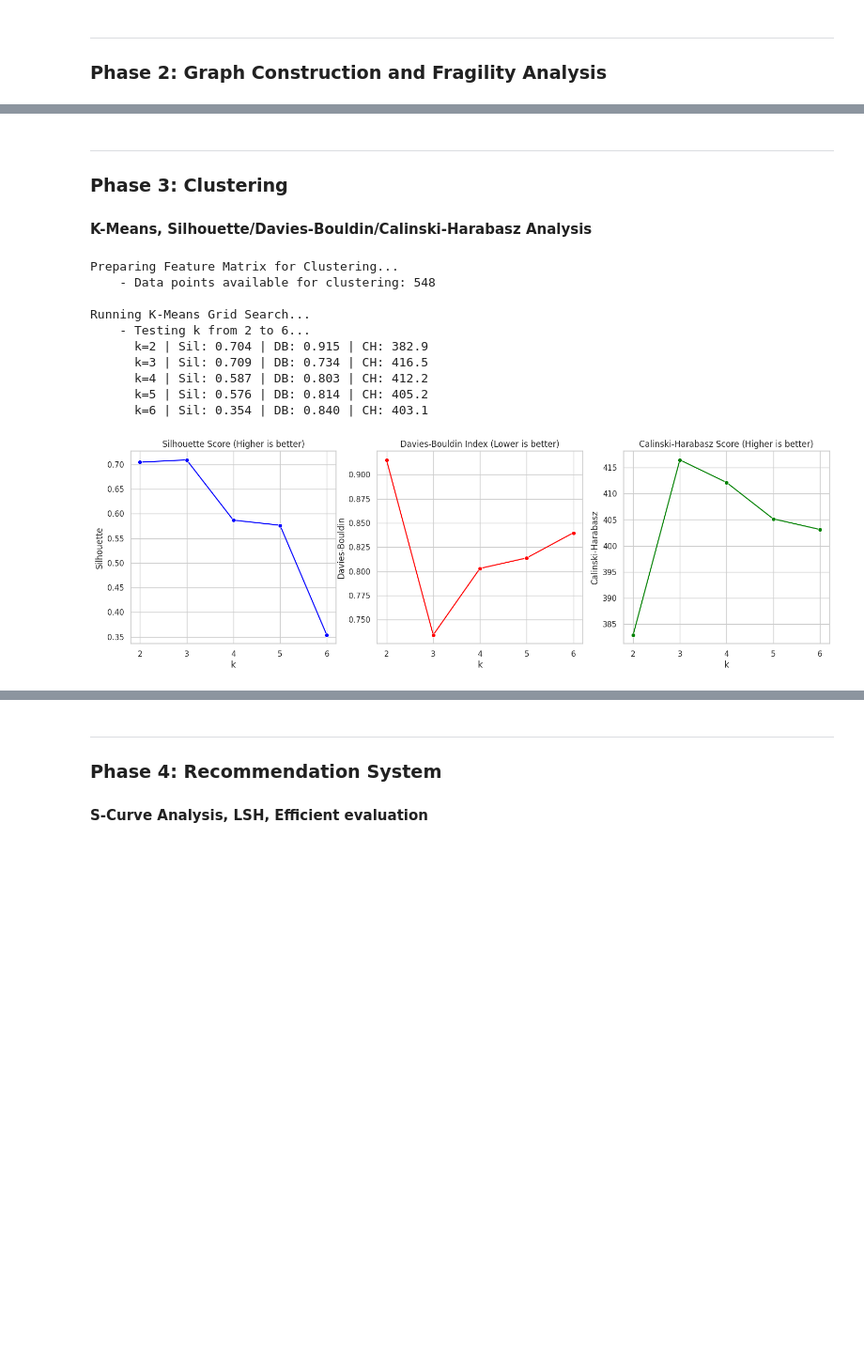
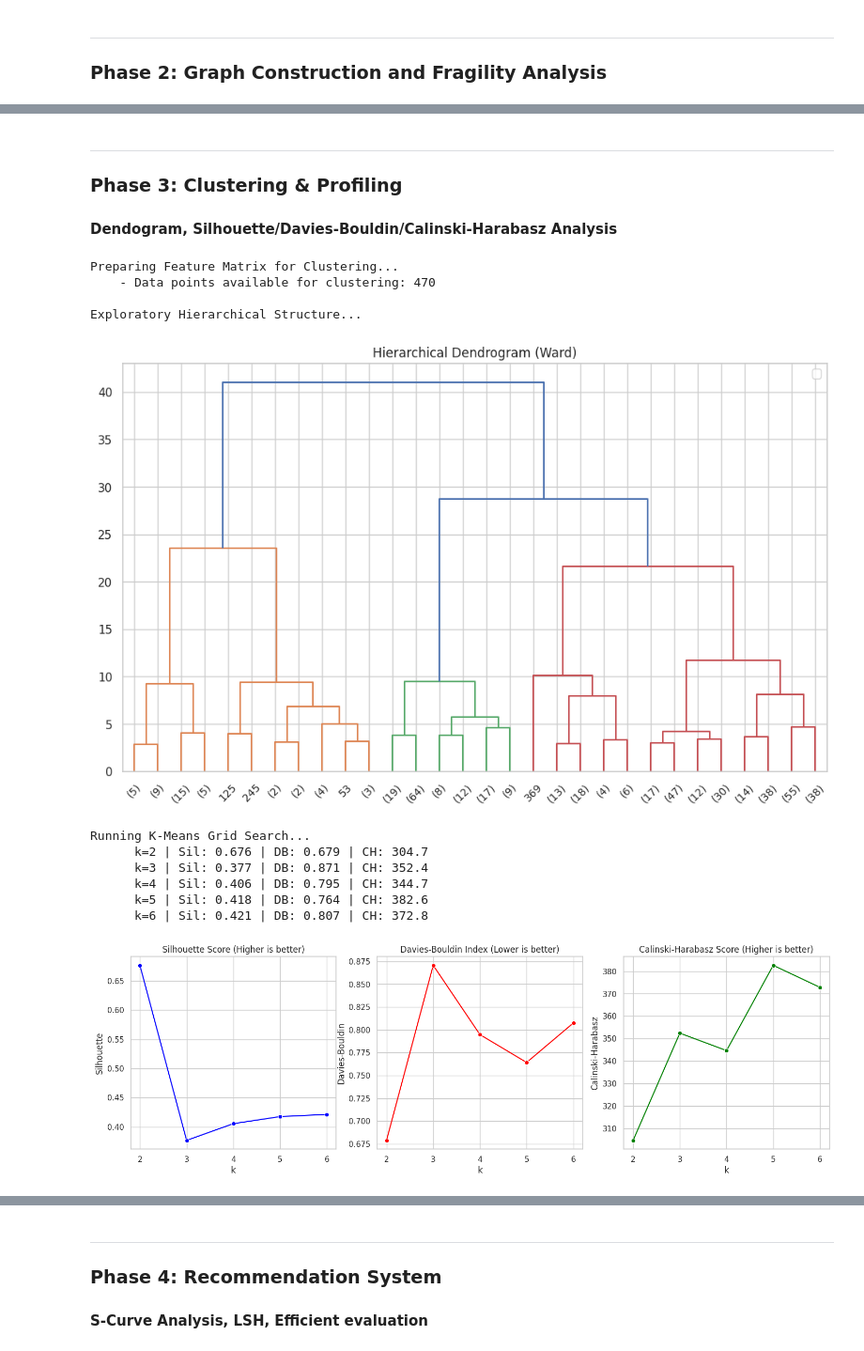
Before and after one commit to MessaAlberto/dataMining_AviationNetworks, a Jupyter notebook: main.ipynb, the cells around one changed output, grey strips where cells are left out. Shown at 94% size. Drawn from its saved outputs; the diff is of its cells as text; code cells hidden in the pictures; blank space fills up the shorter version.

```diff
--- a/main.ipynb
+++ b/main.ipynb
@@ -266,11 +271,23 @@ df_anac_spark = spark.read \
 
 df_anac_spark = df_anac_spark.filter(F.col("Situação Voo") != "Situação Voo")
 
-print(f"DEBUG: Columns found: {df_anac_spark.columns}")
+# Extract ICAO codes of Brazilian airports
+df_brazil_airports = df_airports_spark \
+    .filter(F.col("Country") == "Brazil") \
+    .select("ICAO") \
+    .dropna()
 
-fmt = "yyyy-MM-dd HH:mm:ss"
+brazil_icao_set = [row["ICAO"] for row in df_brazil_airports.collect()]
+
+# Filter ANAC to keep only departures from Brazil
+df_anac_spark = df_anac_spark.filter(
+    F.col("ICAO Aeródromo Origem").isin(brazil_icao_set)
+)
+
+print(f"Remaining ANAC rows after Brazil-origin filter: {df_anac_spark.count()}")
 
 # Convert date and filter only REALIZADO flights
+fmt = "yyyy-MM-dd HH:mm:ss"
 df_anac_proc = df_anac_spark \
     .withColumn("t_real", F.try_to_timestamp(F.col("Partida Real"), F.lit(fmt))) \
     .withColumn("t_sched", F.try_to_timestamp(F.col("Partida Prevista"), F.lit(fmt))) \
@@ -311,6 +328,8 @@ df_anac_raw["IATA"] = df_anac_raw["ICAO Aeródromo Origem"].map(icao_to_iata)
 # Drop rows where mapping failed
 df_anac_metrics = df_anac_raw.dropna(subset=["IATA"]).drop(columns=["ICAO Aeródromo Origem"])
 
+valid_anac = df_anac_metrics[df_anac_metrics["IATA"].isin(valid_nodes_set)]
 print(f" -> Brazil Metrics computed. Nodes: {len(df_anac_metrics)}")
+print(f" -> Raw airports: {len(df_anac_metrics)} -> Matched in Graph: {len(valid_anac)} ({len(valid_anac)/len(df_anac_metrics):.1%} of ANAC airports)")
 # %% [output]
 Processing ANAC (Brazil) Data via PySpark...
@@ -862,8 +930,8 @@ Running Network Disintegration Test (Local Simulation)...
 # %% [markdown]
 ---
-### **Phase 3**: Clustering
+### **Phase 3**: Clustering & Profiling
 
-#### K-Means, Silhouette/Davies-Bouldin/Calinski-Harabasz Analysis
+#### Dendogram, Silhouette/Davies-Bouldin/Calinski-Harabasz Analysis
 # %%
 print("Preparing Feature Matrix for Clustering...")
 
@@ -878,52 +946,71 @@ scaler = SklearnScaler()
 X = df_model_pd[features_cols].values
 X_scaled = scaler.fit_transform(X)
 
+# HIERARCHICAL STRUCTURE (DENDROGRAM)
+print("\nExploratory Hierarchical Structure...")
+
+plt.figure(figsize=(12, 7))
+plt.title("Hierarchical Dendrogram (Ward)")
+shc.dendrogram(
+    shc.linkage(X_scaled, method='ward'),
+    truncate_mode='lastp',
+    p=30,
+    show_leaf_counts=True
+)
+plt.legend()
+plt.show()
+print()
+
 # K-MEANS GRID SEARCH
 print("\nRunning K-Means Grid Search...")
 k_range = range(2, 7)
 results = []
-
-print(f"    - Testing k from {min(k_range)} to {max(k_range)}...")
 
 for k in k_range:
     # Train
     kmeans = SklearnKMeans(n_clusters=k, random_state=42, n_init=10)
     labels = kmeans.fit_predict(X_scaled)
 
     # Metrics
     sil = silhouette_score(X_scaled, labels)
     db = davies_bouldin_score(X_scaled, labels)
     ch = calinski_harabasz_score(X_scaled, labels)
 
-    results.append({"k": k, "Silhouette": sil, "Davies-Bouldin": db, "Calinski-Harabasz": ch})
+    results.append({"k": k,
+        "Silhouette": sil,
+        "Davies-Bouldin": db,
+        "Calinski-Harabasz": ch
+    })
+
     print(f"      k={k} | Sil: {sil:.3f} | DB: {db:.3f} | CH: {ch:.1f}")
 
 # Plot
 df_metrics = pd.DataFrame(results)
 
 fig, axes = plt.subplots(1, 3, figsize=(18, 5))
 sns.lineplot(x='k', y='Silhouette', data=df_metrics, marker='o', ax=axes[0], color='blue')
 axes[0].set_title('Silhouette Score (Higher is better)')
 
 sns.lineplot(x='k', y='Davies-Bouldin', data=df_metrics, marker='o', ax=axes[1], color='red')
 axes[1].set_title('Davies-Bouldin Index (Lower is better)')
 
 sns.lineplot(x='k', y='Calinski-Harabasz', data=df_metrics, marker='o', ax=axes[2], color='green')
 axes[2].set_title('Calinski-Harabasz Score (Higher is better)')
 
 plt.grid(True)
 plt.show()
 print()
 # %% [output]
 Preparing Feature Matrix for Clustering...
-    - Data points available for clustering: 548
+    - Data points available for clustering: 470
 
-Running K-Means Grid Search...
-    - Testing k from 2 to 6...
-      k=2 | Sil: 0.704 | DB: 0.915 | CH: 382.9
-      k=3 | Sil: 0.709 | DB: 0.734 | CH: 416.5
-      k=4 | Sil: 0.587 | DB: 0.803 | CH: 412.2
-      k=5 | Sil: 0.576 | DB: 0.814 | CH: 405.2
-      k=6 | Sil: 0.354 | DB: 0.840 | CH: 403.1
+Exploratory Hierarchical Structure...
-[figure, old version]
+[figure, new version]
+Running K-Means Grid Search...
+      k=2 | Sil: 0.676 | DB: 0.679 | CH: 304.7
+      k=3 | Sil: 0.377 | DB: 0.871 | CH: 352.4
+      k=4 | Sil: 0.406 | DB: 0.795 | CH: 344.7
+      k=5 | Sil: 0.418 | DB: 0.764 | CH: 382.6
+      k=6 | Sil: 0.421 | DB: 0.807 | CH: 372.8
+[figure, added]
 # %% [markdown]
```
Also changed, not shown: parts of 16 cells of this notebook, 1 other file.
